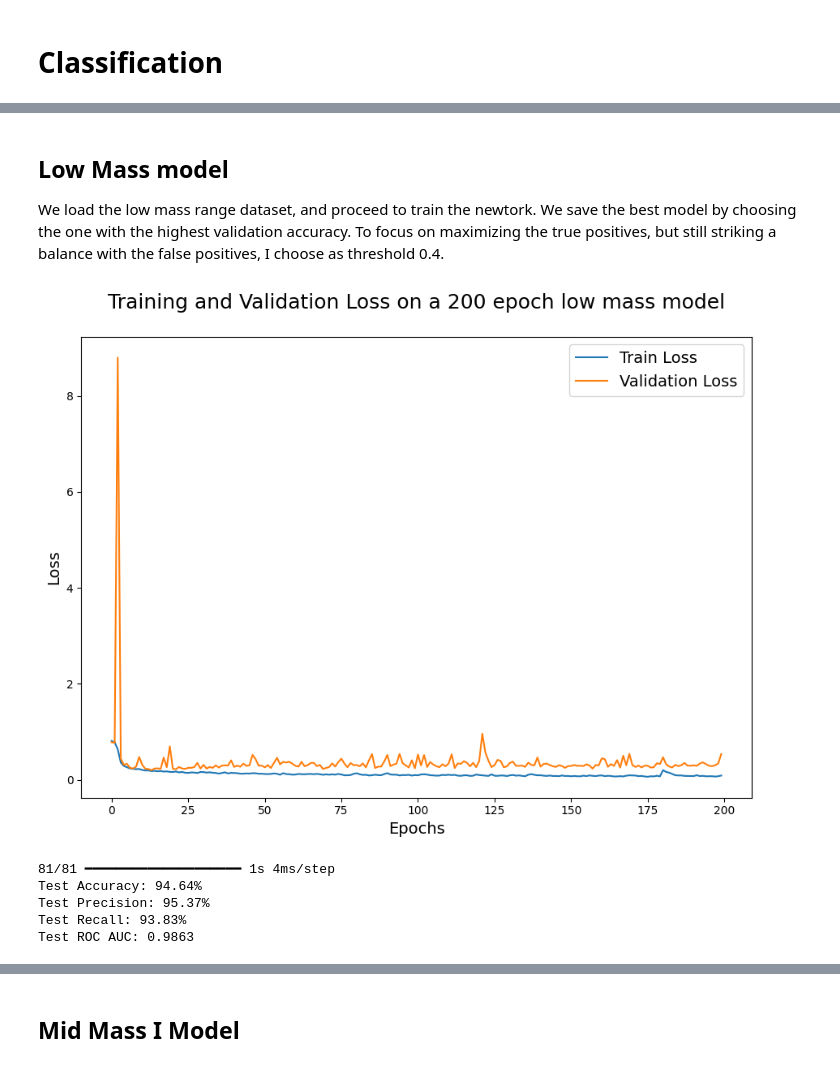
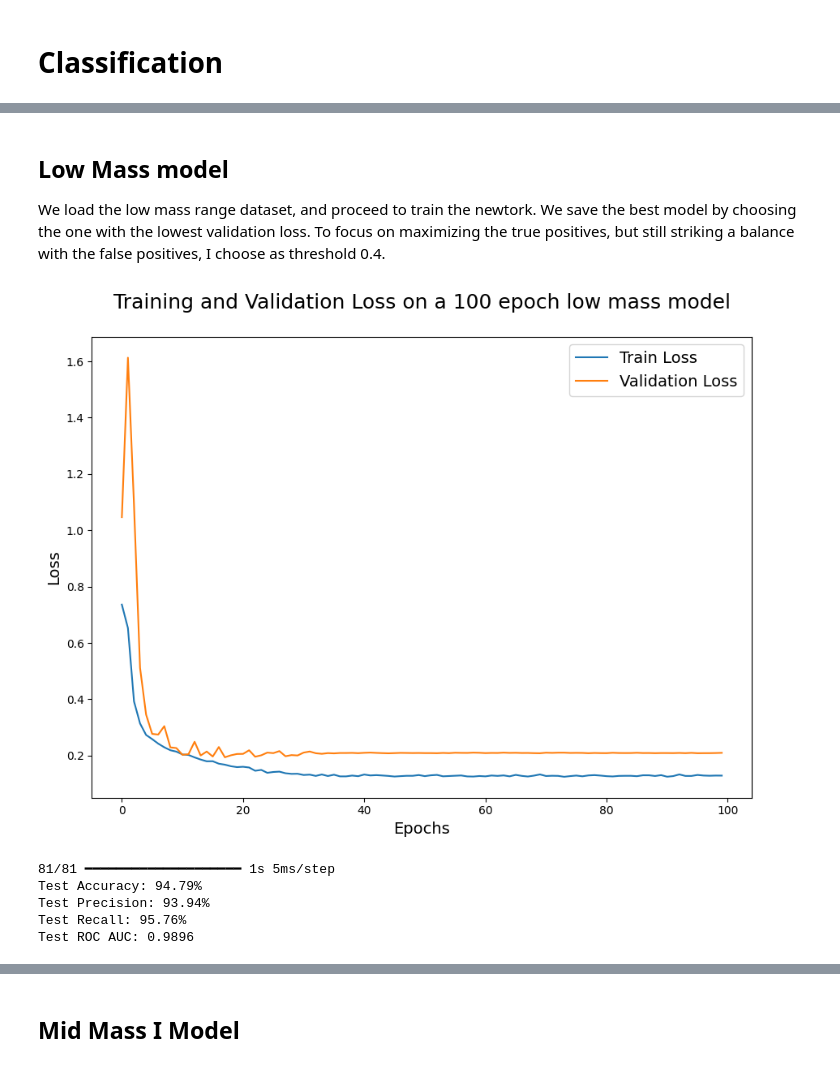
Before and after one commit to gaiavolpi/Thesis, a Jupyter notebook: 3_classification.ipynb, the cells around one changed output, grey strips where cells are left out. Saved outputs shown, nothing was run; the diff lists cells and outputs as text; code cells hidden in the pictures.

```diff
--- a/3_classification.ipynb
+++ b/3_classification.ipynb
@@ -127,7 +152,7 @@ model.compile(optimizer=tf.keras.optimizers.Adam(learning_rate=1e-3),
 # %% [markdown]
 ## Low Mass model
 
-We load the low mass range dataset, and proceed to train the newtork. We save the best model by choosing the one with the highest validation accuracy. To focus on maximizing the true positives, but still striking a balance with the false positives, I choose as threshold 0.4.
+We load the low mass range dataset, and proceed to train the newtork. We save the best model by choosing the one with the lowest validation loss. To focus on maximizing the true positives, but still striking a balance with the false positives, I choose as threshold 0.4.
 # %%
 mass_range = "CNN_low_mass"
 
@@ -178,24 +219,24 @@ history = model.fit(
 # %%
 logger = pd.read_csv(logger_path)
 train_loss = logger['loss'].values
 val_loss = logger['val_loss'].values
 
 plt.figure(figsize=(9,7))
 plt.plot(train_loss, label='Train Loss')
 plt.plot(val_loss, label='Validation Loss')
 
 plt.xlabel('Epochs', fontsize=14)
 plt.ylabel('Loss', fontsize=14)
 
-plt.title('Training and Validation Loss on a 200 epoch low mass model',
+plt.title('Training and Validation Loss on a 100 epoch low mass model',
           fontsize=18, pad=25)
 
 plt.legend(fontsize=14, loc='best')
 
 plt.tight_layout()
 plt.show()
 # %% [output]
-[figure, old version]
+[figure, new version]
 # %%
 model = tf.keras.models.load_model(model_path)
 
@@ -203,19 +244,19 @@ y_test_pred = model.predict(X_test)
 pred = (y_test_pred > 0.4).astype(int)
 
 #loss, acc, tp, fp, recall = model.evaluate(test_dataset)
-acc = sklearn.metrics.accuracy_score(y_test, pred)
-precision = sklearn.metrics.precision_score(y_test, pred)
-recall = sklearn.metrics.recall_score(y_test, pred)
-roc_auc = sklearn.metrics.roc_auc_score(y_test, y_test_pred)
+acc = sklearn.metrics.accuracy_score(y_test[:,0].astype(np.float64), pred)
+precision = sklearn.metrics.precision_score(y_test[:,0].astype(np.float64), pred)
+recall = sklearn.metrics.recall_score(y_test[:,0].astype(np.float64), pred)
+roc_auc = sklearn.metrics.roc_auc_score(y_test[:,0].astype(np.float64), y_test_pred)
 
 print('Test Accuracy: {:.2f}%'.format(acc * 100))
 print('Test Precision: {:.2f}%'.format(precision * 100))
 print('Test Recall: {:.2f}%'.format(recall * 100))
 print('Test ROC AUC: {:.4f}'.format(roc_auc))
 # %% [output]
-81/81 ━━━━━━━━━━━━━━━━━━━━ 1s 4ms/step
-Test Accuracy: 94.64%
-Test Precision: 95.37%
-Test Recall: 93.83%
-Test ROC AUC: 0.9863
+81/81 ━━━━━━━━━━━━━━━━━━━━ 1s 5ms/step
+Test Accuracy: 94.79%
+Test Precision: 93.94%
+Test Recall: 95.76%
+Test ROC AUC: 0.9896
 # %%
```
Also changed, not shown: parts of 28 cells of this notebook, 15 other files.
